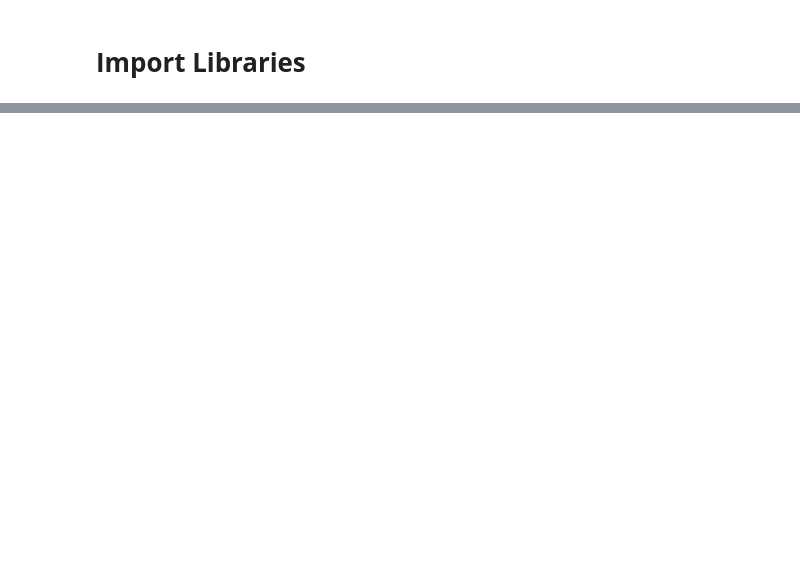
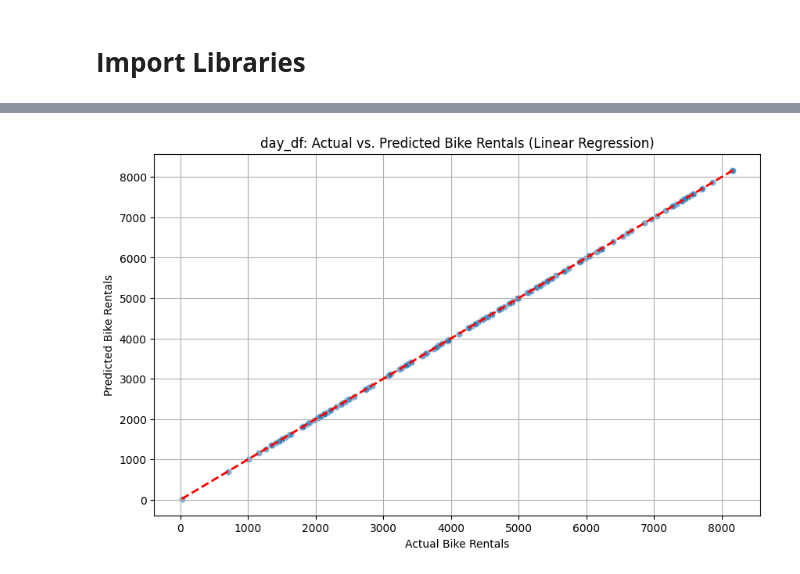
Before and after one commit to Shehriyarrkhann/AI-LABS, a Jupyter notebook: Dataset.ipynb, the cells around one changed output, grey strips where cells are left out. Saved outputs shown, nothing was run; the diff lists cells and outputs as text; code cells hidden in the pictures; blank space fills up the shorter version.

```diff
--- a/Dataset.ipynb
+++ b/Dataset.ipynb
@@ -331,0 +136,6 @@ R2 Score: -5.978760204081633
+# %%
+# 'cnt' is the target variable (total bike rentals)
+y = day_df['cnt']
+
+# Drop 'cnt', 'instant' (ID), and 'dteday' (object type) from features
+X = day_df.drop(['cnt', 'instant', 'dteday'], axis=1)
@@ -331,0 +144,3 @@ R2 Score: -5.978760204081633
+# %%
+# Split the data into training and testing sets
+X_train, X_test, y_train, y_test = train_test_split(X, y, test_size=0.2, random_state=42)
@@ -331,0 +149,8 @@ R2 Score: -5.978760204081633
+# %%
+from sklearn.linear_model import LinearRegression
+
+# Initialize the Linear Regression model
+linear_model = LinearRegression()
+
+# Train the model
+linear_model.fit(X_train, y_train)
@@ -331,0 +161,3 @@ R2 Score: -5.978760204081633
+# %%
+# Make predictions on the test set
+y_pred_linear = linear_model.predict(X_test)
@@ -331,0 +271,15 @@ R2 Score: -5.978760204081633
+# %%
+import matplotlib.pyplot as plt
+import seaborn as sns
+
+# Plot for day_df Linear Regression Model
+fig_day = plt.figure(figsize=(10, 6))
+sns.scatterplot(x=y_test, y=y_pred_linear, alpha=0.6)
+plt.plot([y_test.min(), y_test.max()], [y_test.min(), y_test.max()], 'r--', lw=2) # Perfect prediction line
+plt.title('day_df: Actual vs. Predicted Bike Rentals (Linear Regression)')
+plt.xlabel('Actual Bike Rentals')
+plt.ylabel('Predicted Bike Rentals')
+plt.grid(True)
+plt.show()
+# %% [output]
+[figure, added]
```
Also changed, not shown: parts of 68 cells of this notebook.
